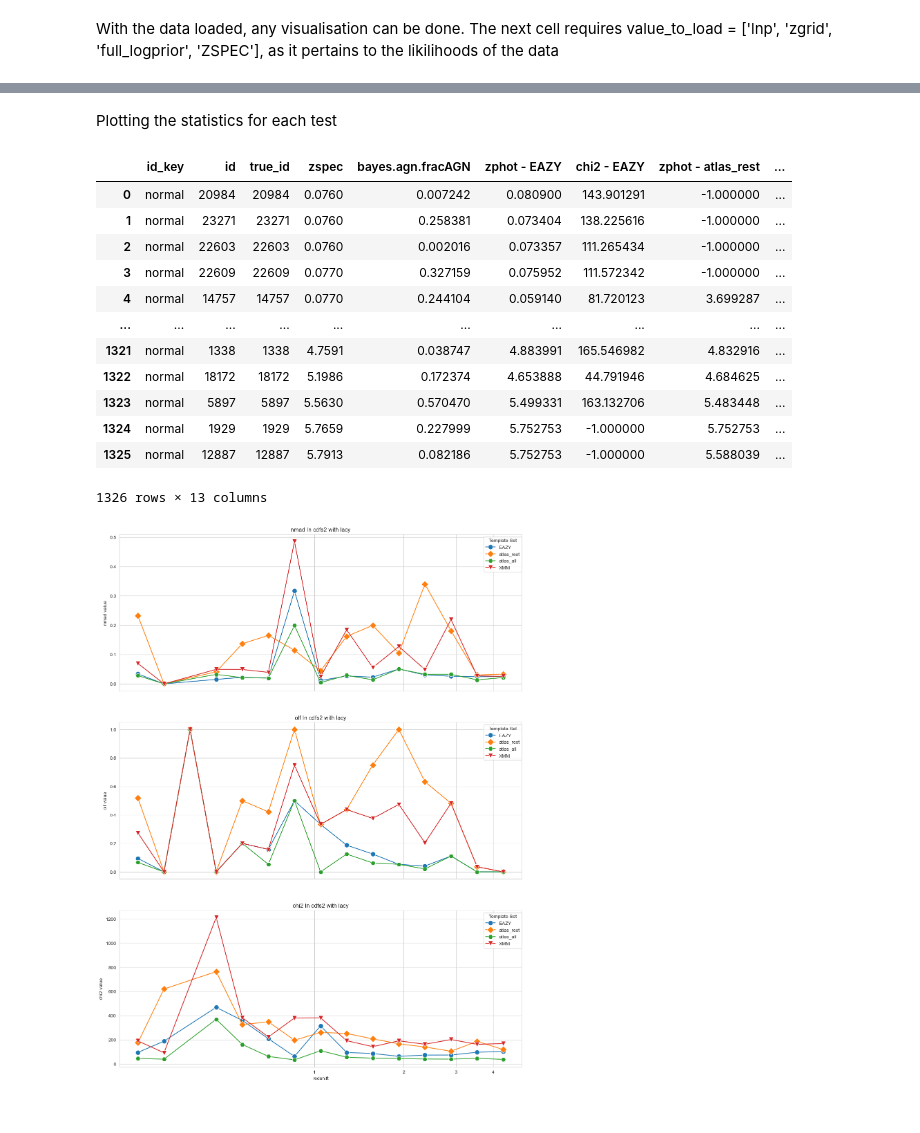
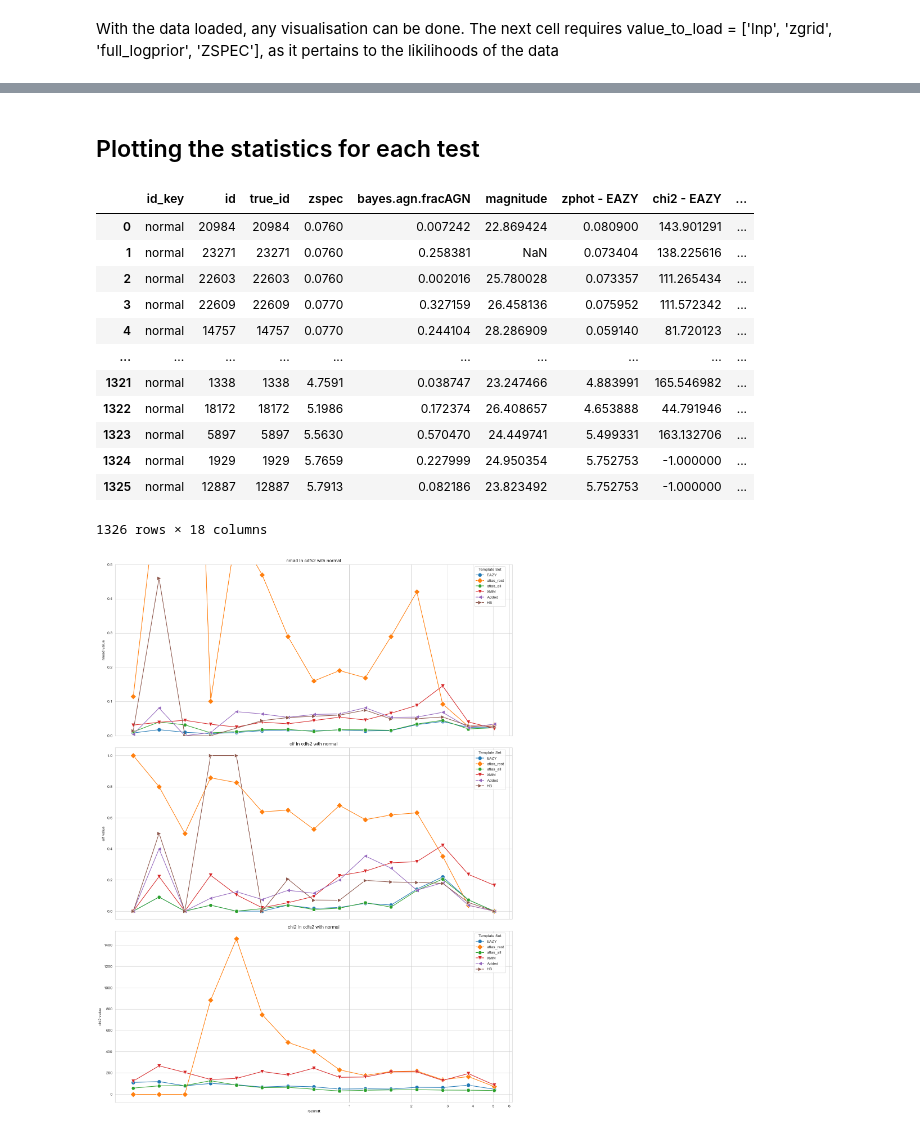
Before and after one commit to eddie-cunning/AGN_Template, a Jupyter notebook: graphing.ipynb, the cells around one changed output, grey strips where cells are left out. Cells and saved outputs as stored; diff of their text form; code cells hidden in the pictures.

```diff
--- a/graphing.ipynb
+++ b/graphing.ipynb
@@ -1042,0 +1033,7 @@ plt.plot(zgrid, heir)
+# %%
+all_stds = []
+for no, index in enumerate(test_index_sel):
+    print(index)
+    std = gs.smooth_to_percent(data_dict[index]['lnp'], data_dict[index]['ZSPEC'], data_dict[index]['zgrid'], 3)
+    all_stds.append(std)
+all_stds
@@ -1042,0 +1068,3 @@ plt.plot(zgrid, heir)
+# %%
+# copying the original df
+all_test_copy = all_test_data.copy()
@@ -1043,5 +1222,5 @@ plt.plot(zgrid, heir)
 # %% [markdown]
-Plotting the statistics for each test
+## Plotting the statistics for each test
 # %%
 # setup
 check_field = 'cdfs2'
@@ -1058,11 +1237,19 @@ else:
 # setting some constant values
 catastrophic_limit = 0.15
 all_template_sets = all_test_data['template_key'].unique()
-
+magnitude_band = 'f_I'
 
 # agn fraction
 agn_fractions = pd.read_csv(f'inputs/{check_field}_agn_frac.txt', sep="\s+", comment='#')
 agn_fractions = agn_fractions.drop(['bayes.agn.fracAGN_err', 'bayes.agn.luminosity'], axis=1)
+
+# magnitudes
+all_cat = pd.read_csv(f'inputs/alternate_catalogues/{check_field}.normal.cat', sep=" ", comment="#", header=None, skipinitialspace=True)
+headers = pd.read_csv(f'inputs/alternate_catalogues/{check_field}.normal.cat', sep=" ", header=None, nrows=1).iloc[0]
+headers = headers[1:]
+all_cat.columns = headers
+magnitude = gs.flux_to_mag(all_cat[magnitude_band])
+magnitude_df = pd.DataFrame({'id':all_cat['id'], 'magnitude':magnitude})
 
 # need to loop through each group of indexes corresponding to the field
 test_stat_df = pd.DataFrame(columns=['id_key', 'id', 'true_id', 'zspec'])
@@ -1081,6 +1268,8 @@ for all_test_in_id_key_index in test_index_sel:
     data_df = pd.DataFrame({'id_key': current_id_key, 'id':range(len(all_zspec)), 'true_id': id_key_objects, 'zspec': all_zspec})
     data_df = pd.merge(data_df, agn_fractions, left_on='true_id', right_on='id', how='left')
     data_df.rename(columns={'id_x': 'id'}, inplace=True)
+    data_df = pd.merge(data_df, magnitude_df, on='id', how='left')
+    data_df.rename(columns={'id_x': 'id'}, inplace=True)
     data_df.drop( 'id_y', axis=1, inplace=True) # added col from agn fraction merge
     data_df.reset_index(drop=True, inplace=True)
 
@@ -1088,7 +1277,7 @@ for all_test_in_id_key_index in test_index_sel:
         template_set = all_test_data['template_key'][index]
         single_zphot = data_dict.get(index)['zbest']
         single_chi2 = data_dict.get(index)['chi2_best']
-        single_df = pd.DataFrame({f'zphot - {template_set}':single_zphot, f'chi2 - {template_set}':single_chi2})
+        single_df = pd.DataFrame({f'zphot - {template_set}': single_zphot, f'chi2 - {template_set}':single_chi2})
         data_df = pd.concat([data_df, single_df], axis=1) # adds the zphot and chi2 values for each template set
 
     # We only want the values with a zspec value, and we want to sort them
@@ -1100,21 +1289,26 @@ for all_test_in_id_key_index in test_index_sel:
 
 test_stat_df.reset_index(drop=True, inplace=True)
 
+# making copies for other visualisations
+test_stat_red = test_stat_df.copy()
+test_stat_agn = test_stat_df.copy()
+test_stat_mag = test_stat_df.copy()
+
 test_stat_df
 # %% [output]
-|  | id_key | id | true_id | zspec | bayes.agn.fracAGN | zphot - EAZY | chi2 - EAZY | zphot - atlas_rest | ... |
-| 0 | normal | 20984 | 20984 | 0.0760 | 0.007242 | 0.080900 | 143.901291 | -1.000000 | ... |
-| 1 | normal | 23271 | 23271 | 0.0760 | 0.258381 | 0.073404 | 138.225616 | -1.000000 | ... |
-| 2 | normal | 22603 | 22603 | 0.0760 | 0.002016 | 0.073357 | 111.265434 | -1.000000 | ... |
-| 3 | normal | 22609 | 22609 | 0.0770 | 0.327159 | 0.075952 | 111.572342 | -1.000000 | ... |
-| 4 | normal | 14757 | 14757 | 0.0770 | 0.244104 | 0.059140 | 81.720123 | 3.699287 | ... |
+|  | id_key | id | true_id | zspec | bayes.agn.fracAGN | magnitude | zphot - EAZY | chi2 - EAZY | ... |
+| 0 | normal | 20984 | 20984 | 0.0760 | 0.007242 | 22.869424 | 0.080900 | 143.901291 | ... |
+| 1 | normal | 23271 | 23271 | 0.0760 | 0.258381 | NaN | 0.073404 | 138.225616 | ... |
+| 2 | normal | 22603 | 22603 | 0.0760 | 0.002016 | 25.780028 | 0.073357 | 111.265434 | ... |
+| 3 | normal | 22609 | 22609 | 0.0770 | 0.327159 | 26.458136 | 0.075952 | 111.572342 | ... |
+| 4 | normal | 14757 | 14757 | 0.0770 | 0.244104 | 28.286909 | 0.059140 | 81.720123 | ... |
 | ... | ... | ... | ... | ... | ... | ... | ... | ... | ... |
-| 1321 | normal | 1338 | 1338 | 4.7591 | 0.038747 | 4.883991 | 165.546982 | 4.832916 | ... |
-| 1322 | normal | 18172 | 18172 | 5.1986 | 0.172374 | 4.653888 | 44.791946 | 4.684625 | ... |
-| 1323 | normal | 5897 | 5897 | 5.5630 | 0.570470 | 5.499331 | 163.132706 | 5.483448 | ... |
-| 1324 | normal | 1929 | 1929 | 5.7659 | 0.227999 | 5.752753 | -1.000000 | 5.752753 | ... |
-| 1325 | normal | 12887 | 12887 | 5.7913 | 0.082186 | 5.752753 | -1.000000 | 5.588039 | ... |
+| 1321 | normal | 1338 | 1338 | 4.7591 | 0.038747 | 23.247466 | 4.883991 | 165.546982 | ... |
+| 1322 | normal | 18172 | 18172 | 5.1986 | 0.172374 | 26.408657 | 4.653888 | 44.791946 | ... |
+| 1323 | normal | 5897 | 5897 | 5.5630 | 0.570470 | 24.449741 | 5.499331 | 163.132706 | ... |
+| 1324 | normal | 1929 | 1929 | 5.7659 | 0.227999 | 24.950354 | 5.752753 | -1.000000 | ... |
+| 1325 | normal | 12887 | 12887 | 5.7913 | 0.082186 | 23.823492 | 5.752753 | -1.000000 | ... |
-1326 rows × 13 columns
+1326 rows × 18 columns
 # %%
 # against redshift
 
@@ -1127,7 +1321,7 @@ for all_test_in_id_key_index in test_index_sel:
     mask = test_index['index'].apply(lambda x: any(item in all_test_in_id_key_index for item in x))
     current_id_key = test_index[mask]['id_key'].iloc[0]
 
-    binned_test_stat = test_stat_df[test_stat_df['id_key'] == current_id_key]
+    binned_test_stat = test_stat_red[test_stat_red['id_key'] == current_id_key]
 
     logbins_start = np.log10(min(binned_test_stat['zspec'])) # using logarithmic bins
     logbins_end = np.log10(max(binned_test_stat['zspec'])) + 1e-10 # adding a small value to include the last value
@@ -1151,15 +1345,16 @@ for all_test_in_id_key_index in test_index_sel:
         single_chi2 = binned_test_stat[f'chi2 - {template_set}']
 
         for bin_loop in range(no_of_bins):
-            new_val = last_val + counts_red[bin_loop]-1
+            new_val = last_val + counts_red[bin_loop]
             zspec_val = single_zspec[last_val:new_val]
             zphot_val = single_zphot[last_val:new_val]
+            zphot_val.where(zphot_val > 0, np.nan, inplace=True)
             nmad_all, nmad_out, out_count, out_frac = gs.nmad_calc(zphot_val, zspec_val, outlier=True)
             nmad_red_val.append(nmad_all)
             outlier_frac_red.append(out_frac)
             chi2_med = np.median(single_chi2[last_val:new_val]) # chi2
             chi2_red.append(chi2_med)
-            last_val = new_val + 1 # adding 1 to skip the last value of the previous bin
+            last_val = new_val# adding 1 to skip the last value of the previous bin
 
         df_add = pd.DataFrame([nmad_red_val, outlier_frac_red, chi2_red])
         all_binned_df = pd.concat([all_binned_df, df_add], axis=0)
@@ -1207,34 +1402,38 @@ for ax, measurement in zip(axes, measurements):
         # Create a mask by checking if any element in the 'index' list matches any element in 'id_key_index'
         mask = test_index['index'].apply(lambda x: any(item in all_test_in_id_key_index for item in x))
         current_id_key = test_index[mask]['id_key'].iloc[0]
 
         # Load the data from the key
         final_plot_key = plotting_dict[current_id_key]['data']
         # Filter the data for the current measurement
         df_measurement = final_plot_key[final_plot_key['measurement'] == measurement]
 
         # Plot the data
         for idx, template_set in enumerate(all_template_sets):
             df_template_set = df_measurement[df_measurement['index'] == template_set]
             sns.lineplot(data=df_template_set, x='redshift', y='value', marker=markers[idx], markersize=10, ax=ax, label=template_set)
 
 
     # Set the title and labels
     ax.set_title(f'{measurement} In {check_field} with {check_id_key}')
     ax.set_ylabel(f'{measurement} value')
     ax.legend(title='Template Set', bbox_to_anchor=(0.9, 1), loc='upper left')
 
+axes[0].set_ylim(0, 0.5) # If above, don't care
+
 for ax in axes:
     ax.set_xscale('log')
     ax.xaxis.set_major_locator(ticker.MultipleLocator(1))
     ax.xaxis.set_minor_locator(ticker.MultipleLocator(0.25))
     # Custom tick formatter to display normal (linear) values
     ax.xaxis.set_major_formatter(ticker.FuncFormatter(lambda x, _: '{:.0f}'.format(x)))
 
     ax.grid(True, which='both', axis='x', linestyle='-')
     ax.minorticks_off()
+
+fig.tight_layout()
 # %% [output]
-[figure, old version]
+[figure, new version]
 # %%
 # now with agn fraction
 # first, we need to sort the data by AGN fraction
```
Also changed, not shown: parts of 26 cells of this notebook, 1 other file.
